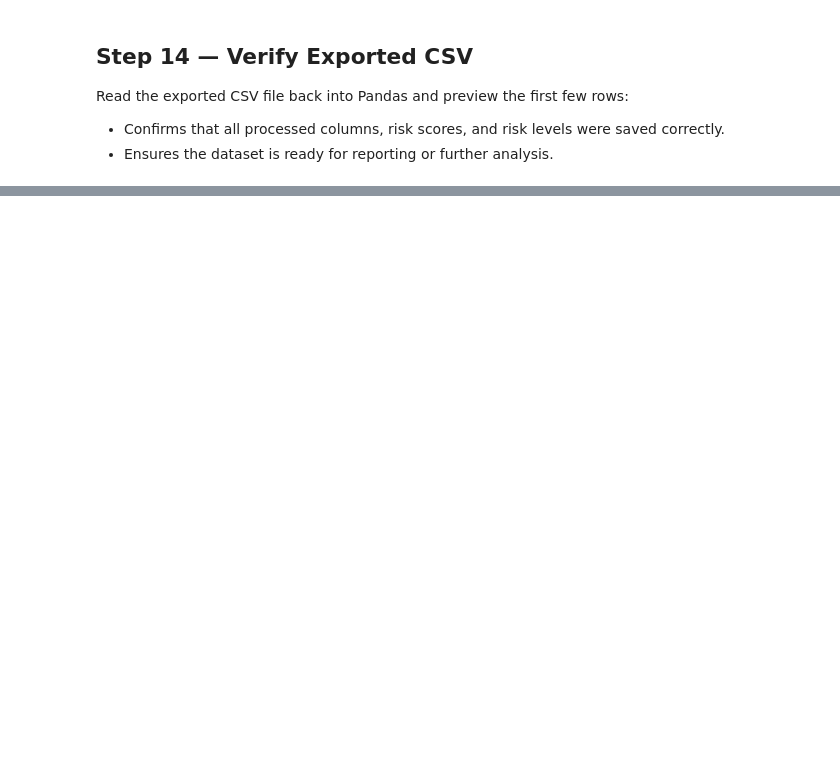
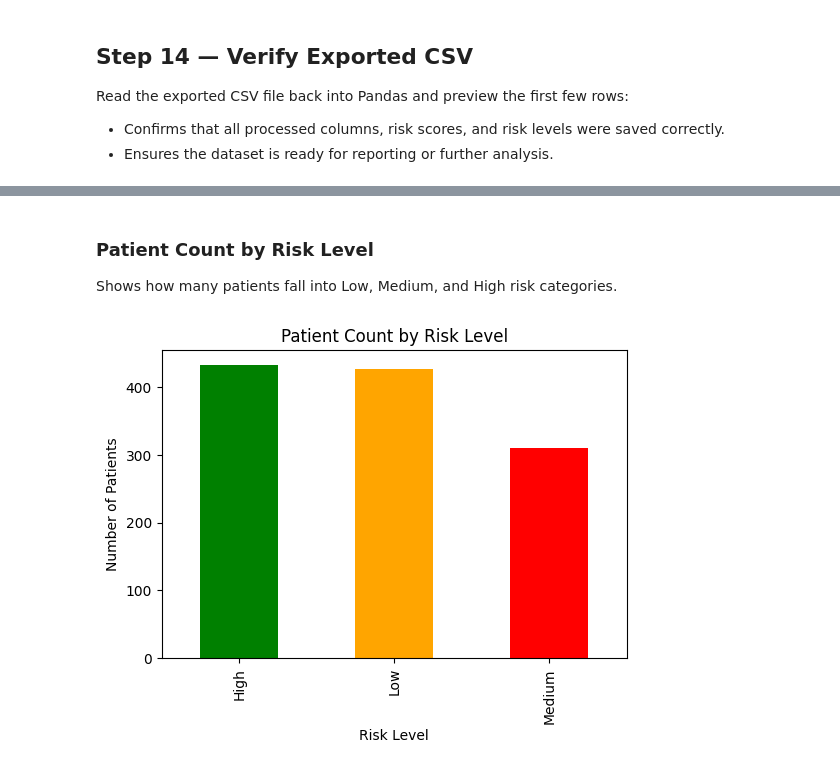
Before and after one commit to asadqureshi12/Clinical_Risk_Analysis, a Jupyter notebook: Clinical_Risk_Analysis.ipynb, the cells around one changed output, grey strips where cells are left out. Saved outputs shown, nothing was run; the diff lists cells and outputs as text; code cells hidden in the pictures; blank space fills up the shorter version.

```diff
--- a/Clinical_Risk_Analysis.ipynb
+++ b/Clinical_Risk_Analysis.ipynb
@@ -304,16 +298,16 @@ This allows identification of patients at **higher clinical risk** for analysis
 # %%
+# Risk score calculation based on clinical factors
 def risk_score(row):
     score = 0
-    # Age > 65 adds 2 points
-    if row["age"] > 65:
-        score += 2
-    # 3 or more conditions adds 2 points
-    if row["condition_count"] >= 3:
-        score += 2
-    # 5 or more encounters adds 1 point
-    if row["encounter_count"] >= 5:
+    if row["age"] > 75:
         score += 1
-    # 4 or more medications adds 1 point
-    if row["medication_count"] >= 4:
+    if row["condition_count"] >= 5:
+        score += 1
+    if row["encounter_count"] >= 20:
+        score += 1
+    if row["medication_count"] >= 15:
         score += 1
     return score
+
+# Apply the risk score
+analysis_table["risk_score"] = analysis_table.apply(risk_score, axis=1)
@@ -350,12 +324,11 @@ Also, count the number of patients in each risk level to understand the distribu
 # %%
-# Convert numeric score into categories
 analysis_table["risk_level"] = pd.cut(
     analysis_table["risk_score"],
-    bins=[-1,1,3,6],
-    labels=["Low","Medium","High"]
+    bins=[-1,1,2,4],   # Low: 0-1, Medium: 2, High: 3-4
+    labels=["Low", "Medium", "High"]
 )
 
-# Count patients in each risk level
-analysis_table["risk_level"].value_counts()
+# Check counts
+print(analysis_table["risk_level"].value_counts())
 # %% [output]
 risk_level
@@ -393,0 +370,18 @@ pd.read_csv("Clinical_Risk_Analysis_Output.csv").head()
+# %% [markdown]
+### Patient Count by Risk Level
+Shows how many patients fall into Low, Medium, and High risk categories.
+# %%
+import matplotlib.pyplot as plt
+
+# Count of patients per risk level
+risk_counts = analysis_table["risk_level"].value_counts()
+
+# Plot
+plt.figure(figsize=(6,4))
+risk_counts.plot(kind='bar', color=['green', 'orange', 'red'])
+plt.title("Patient Count by Risk Level")
+plt.xlabel("Risk Level")
+plt.ylabel("Number of Patients")
+plt.show()
+# %% [output]
+[figure, added]
```
Also changed, not shown: parts of 15 cells of this notebook, 1 other file.
